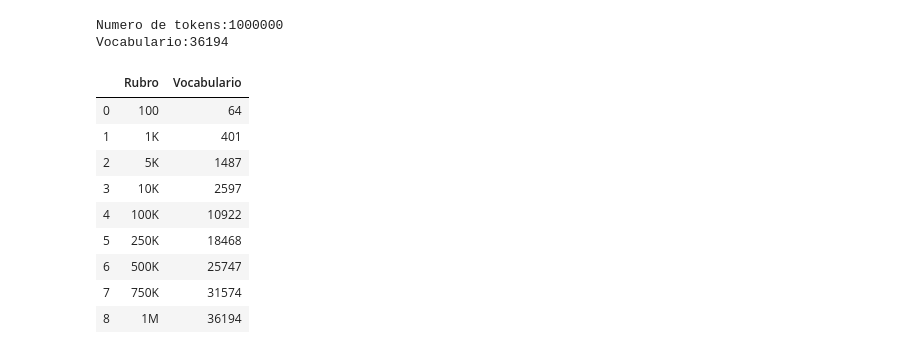
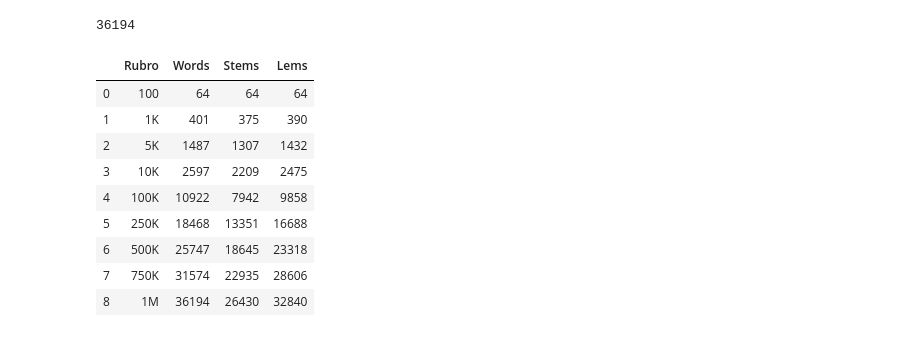
Before and after one commit to AlexG1991/tarea1_scraper, a Jupyter notebook: Tarea 1.ipynb, the cells around one changed output. Cells and saved outputs as stored; diff of their text form; code cells hidden in the pictures.

```diff
--- a/Tarea 1.ipynb
+++ b/Tarea 1.ipynb
@@ -2,6 +6,11 @@
 #Leer archivo
 import json
 import re
+import nltk
+nltk.download('wordnet')
+from nltk.stem import PorterStemmer
+from nltk.stem.wordnet import WordNetLemmatizer
 from collections import Counter
-with open('result2.json') as json_file:
+
+with open('result.json') as json_file:
     data = json.load(json_file)
@@ -248,51 +66,37 @@ Vocabulario:31574
-# %%
-#1000000
-vocabulario = set()
-tokens = []
-max_tokens = 1000000
-current_tokens = 0
-
-for document in data:
-    if(current_tokens < max_tokens):
-        text = document['body']['paragraph']
-        text_lower = text.lower()
-        words = re.split('\W+', text_lower)
-        for word in words:
-            if(current_tokens < max_tokens):
-                tokens.append(word)
-                vocabulario.add(word)
-                current_tokens = current_tokens + 1
-            else:
-                break
-    else:
-        break
-
-vocabulario_1000000 = len(vocabulario)
-
-counts = Counter(tokens)
-print("Numero de tokens:" + str(len(tokens)))
-print("Vocabulario:" + str(len(vocabulario)))
-# %% [output]
-Numero de tokens:1000000
-Vocabulario:36194
+# %%
+#calculate values
+count_palabras_100,count_stems_100,count_lems_100 = calculate_vocabulary(100)
+count_palabras_1000,count_stems_1000,count_lems_1000 = calculate_vocabulary(1000)
+count_palabras_5000,count_stems_5000,count_lems_5000 = calculate_vocabulary(5000)
+count_palabras_10000,count_stems_10000,count_lems_10000 = calculate_vocabulary(10000)
+count_palabras_100000,count_stems_100000,count_lems_100000 = calculate_vocabulary(100000)
+count_palabras_250000,count_stems_250000,count_lems_250000 = calculate_vocabulary(250000)
+count_palabras_500000,count_stems_500000,count_lems_500000 = calculate_vocabulary(500000)
+count_palabras_750000,count_stems_750000,count_lems_750000 = calculate_vocabulary(750000)
+count_palabras_1000000,count_stems_1000000,count_lems_1000000 = calculate_vocabulary(1000000)
+print(count_palabras_1000000)
+# %% [output]
+36194
 # %%
 #Dataframe de resultados de repetidas
 import pandas as pd
 resultados = pd.DataFrame()
 resultados['Rubro'] = ['100','1K','5K','10K','100K','250K','500K','750K','1M']
-resultados['Vocabulario'] = [vocabulario_100,vocabulario_1000,vocabulario_5000,vocabulario_10000,vocabulario_100000,vocabulario_250000,vocabulario_500000,vocabulario_750000,vocabulario_1000000]
+resultados['Words'] = [count_palabras_100,count_palabras_1000,count_palabras_5000,count_palabras_10000,count_palabras_100000,count_palabras_250000,count_palabras_500000,count_palabras_750000,count_palabras_1000000]
+resultados['Stems'] = [count_stems_100,count_stems_1000,count_stems_5000,count_stems_10000,count_stems_100000,count_stems_250000,count_stems_500000,count_stems_750000,count_stems_1000000]
+resultados['Lems'] = [count_lems_100,count_lems_1000,count_lems_5000,count_lems_10000,count_lems_100000,count_lems_250000,count_lems_500000,count_lems_750000,count_lems_1000000]
 resultados.set_index('Rubro')
 resultados
 # %% [output]
-|  | Rubro | Vocabulario |
-| 0 | 100 | 64 |
-| 1 | 1K | 401 |
-| 2 | 5K | 1487 |
-| 3 | 10K | 2597 |
-| 4 | 100K | 10922 |
-| 5 | 250K | 18468 |
-| 6 | 500K | 25747 |
-| 7 | 750K | 31574 |
-| 8 | 1M | 36194 |
+|  | Rubro | Words | Stems | Lems |
+| 0 | 100 | 64 | 64 | 64 |
+| 1 | 1K | 401 | 375 | 390 |
+| 2 | 5K | 1487 | 1307 | 1432 |
+| 3 | 10K | 2597 | 2209 | 2475 |
+| 4 | 100K | 10922 | 7942 | 9858 |
+| 5 | 250K | 18468 | 13351 | 16688 |
+| 6 | 500K | 25747 | 18645 | 23318 |
+| 7 | 750K | 31574 | 22935 | 28606 |
+| 8 | 1M | 36194 | 26430 | 32840 |
 # %%
 #Graficar resultados
```
Also changed, not shown: parts of 11 cells of this notebook.
